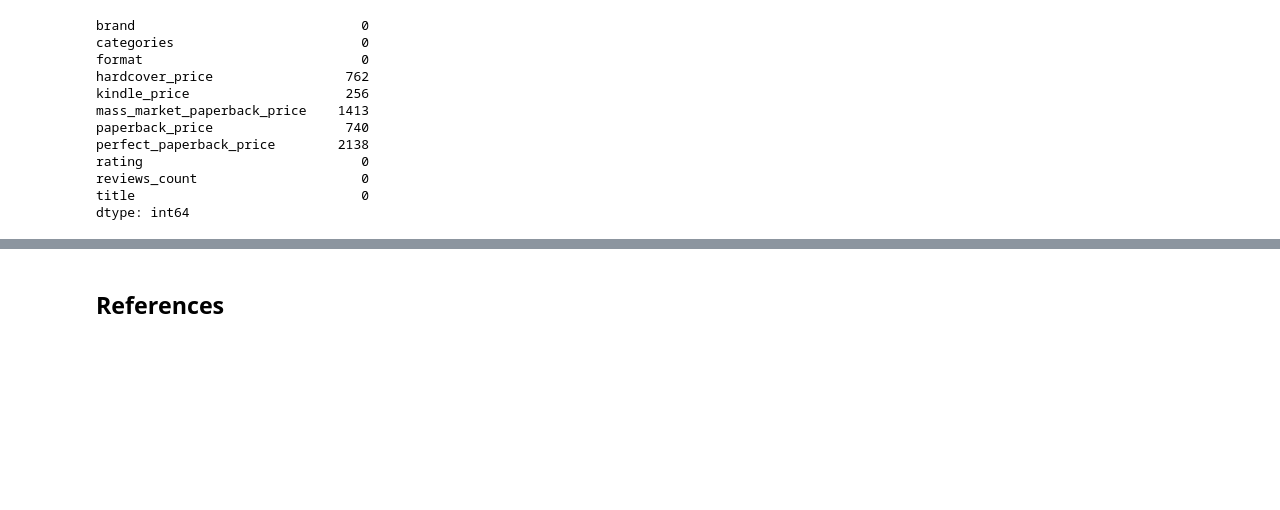
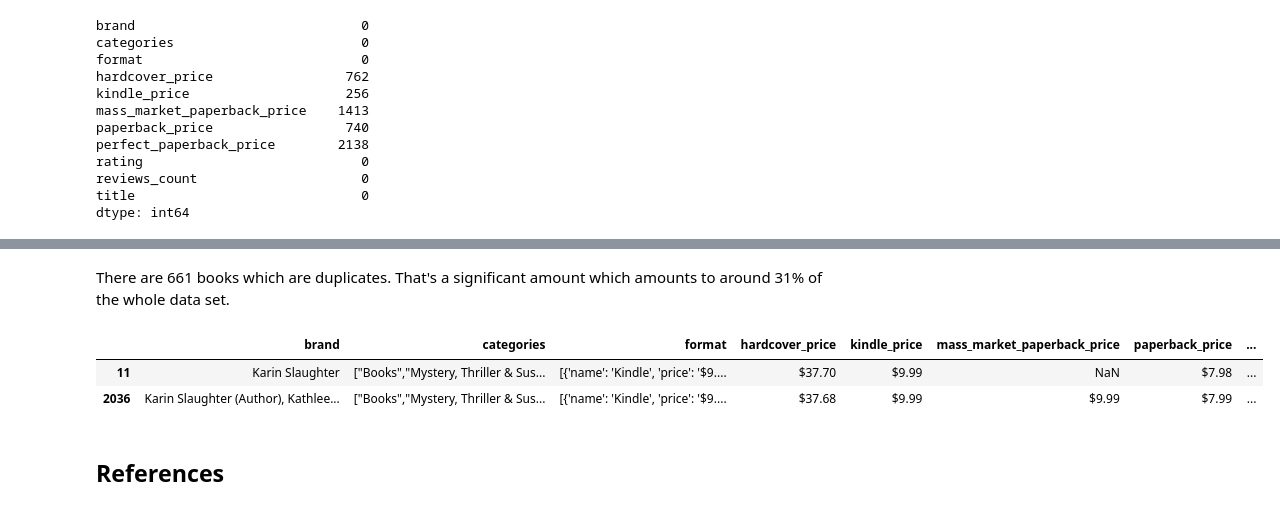
Before and after one commit to wanzulfikri/amazon-bestselling-books-analysis, a Jupyter notebook: Publisher.ipynb, the cells around one changed output, grey strips where cells are left out. Drawn from its saved outputs; the diff is of its cells as text; code cells hidden in the pictures; blank space fills up the shorter version.

```diff
--- a/Publisher.ipynb
+++ b/Publisher.ipynb
@@ -526,3 +553,12 @@ Our next task is to look for duplicate books.
+# %% [markdown]
+There are 661 books which are duplicates. That's a significant amount which amounts to around 31% of the whole data set.
+# %%
+amazon_books_updated[amazon_books_updated.duplicated(subset=['title'], keep=False)]["title"]
+amazon_books_updated[amazon_books_updated["title"] == "Pretty Girls"]
+# %% [output]
+|  | brand | categories | format | hardcover_price | kindle_price | mass_market_paperback_price | paperback_price | ... |
+| 11 | Karin Slaughter | ["Books","Mystery, Thriller & Sus... | [{'name': 'Kindle', 'price': '$9.... | $37.70 | $9.99 | NaN | $7.98 | ... |
+| 2036 | Karin Slaughter (Author), Kathlee... | ["Books","Mystery, Thriller & Sus... | [{'name': 'Kindle', 'price': '$9.... | $37.68 | $9.99 | $9.99 | $7.99 | ... |
 # %% [markdown]
 ## References
 # %% [markdown]
```
Also changed, not shown: parts of 3 cells of this notebook.
